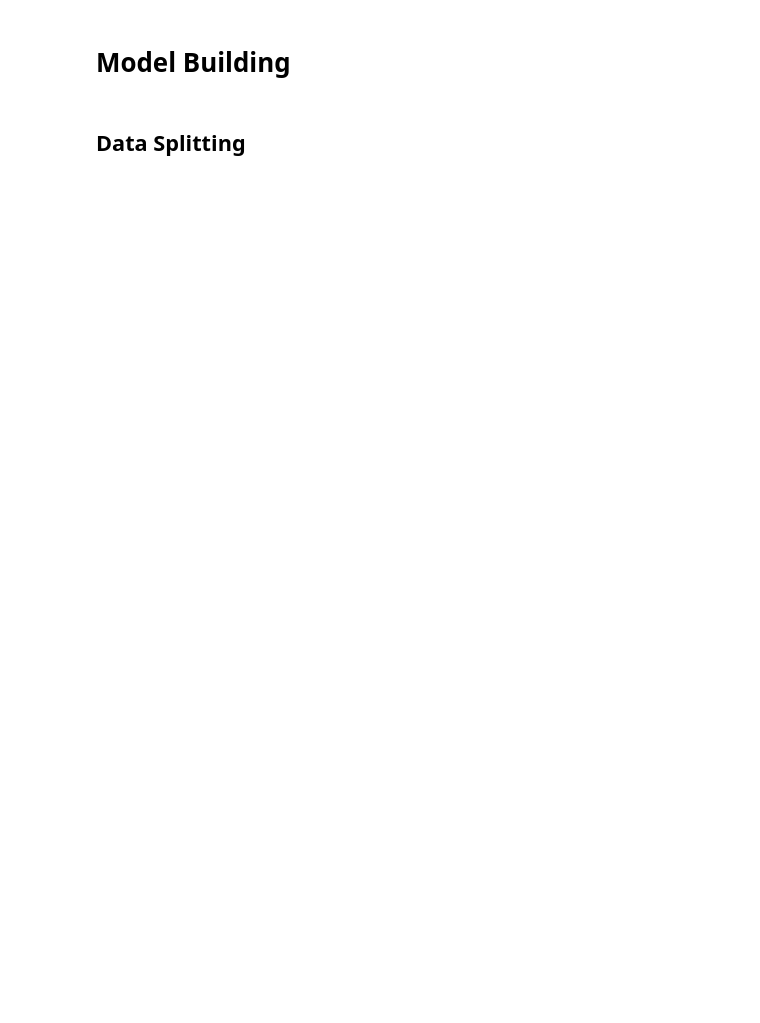
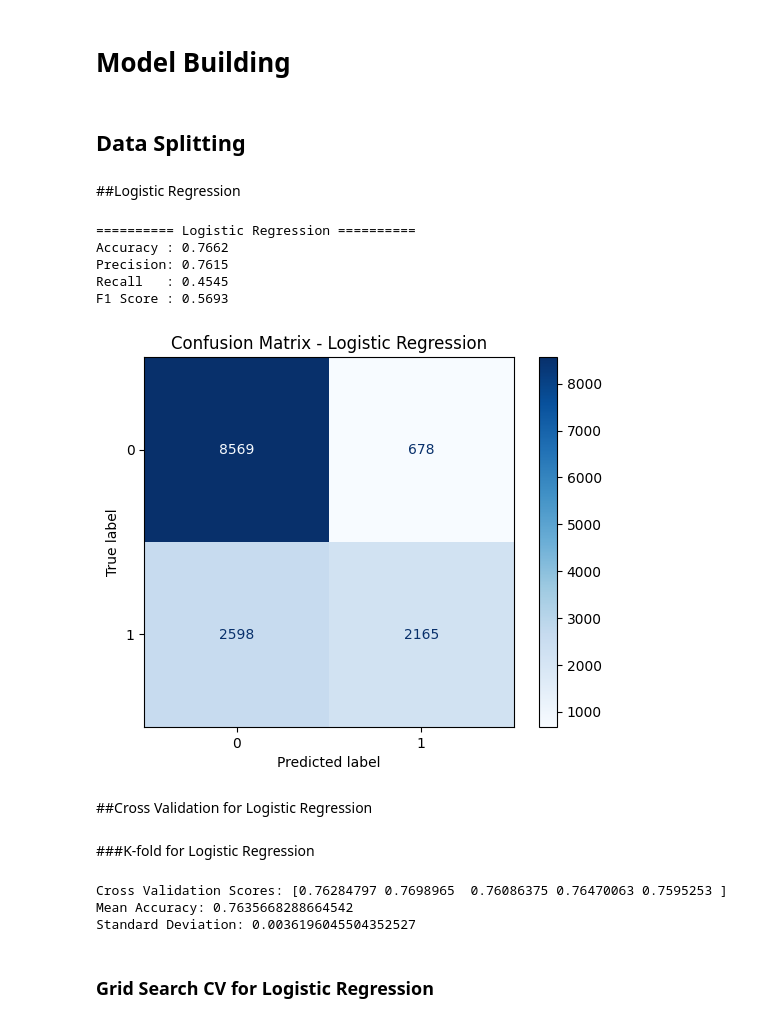
Before and after one commit to MidhulaMS/EV-Population-Prediction, a Jupyter notebook: EV_Population_Prediction.ipynb, the cells around one changed output. Drawn from its saved outputs; the diff is of its cells as text; code cells hidden in the pictures; blank space fills up the shorter version.

Commit message:
Created logistic regression models,did hyper parameter tuning and finishe ensemble methods.

```diff
--- a/EV_Population_Prediction.ipynb
+++ b/EV_Population_Prediction.ipynb
@@ -561,3 +561,50 @@ X = EV_df.drop(columns = ['Electric Vehicle Type'], axis = 1)
 
 # split into train-test data
 X_train, X_test, y_train, y_test = train_test_split(X, y, test_size = 0.2, random_state =33)
+# %% [markdown]
+##Logistic Regression
+# %%
+# Build the Logistic Regression model
+log_reg = LogisticRegression(
+    random_state=42,
+    max_iter=1000,
+
+)
+
+# Train the model
+log_reg.fit(X_train, y_train)
+
+# Make predictions
+y_pred_log_reg = log_reg.predict(X_test)
+
+# Model Evaluation
+acc_log_reg = accuracy_score(y_test, y_pred_log_reg)
+prec_log_reg = precision_score(y_test, y_pred_log_reg)
+rec_log_reg = recall_score(y_test, y_pred_log_reg)
+f1_log_reg = f1_score(y_test, y_pred_log_reg)
+
+# Display Results
+print("========== Logistic Regression ==========")
+print(f"Accuracy : {acc_log_reg:.4f}")
+print(f"Precision: {prec_log_reg:.4f}")
+print(f"Recall   : {rec_log_reg:.4f}")
+print(f"F1 Score : {f1_log_reg:.4f}")
+# %% [output]
+========== Logistic Regression ==========
+Accuracy : 0.7662
+Precision: 0.7615
+Recall   : 0.4545
+F1 Score : 0.5693
+# %%
+from sklearn.metrics import ConfusionMatrixDisplay
+
+ConfusionMatrixDisplay.from_predictions(
+    y_test,
+    y_pred_log_reg,
+    cmap="Blues"
+)
+
+plt.title("Confusion Matrix - Logistic Regression")
+plt.show()
+# %% [output]
+[figure, added]
@@ -563,0 +616,23 @@ X_train, X_test, y_train, y_test = train_test_split(X, y, test_size = 0.2, rando
+# %% [markdown]
+##Cross Validation for Logistic Regression
+# %% [markdown]
+###K-fold for Logistic Regression
+# %%
+
+cv_scores = cross_val_score(
+    log_reg,
+    X_train,
+    y_train,
+    cv=5,
+    scoring='accuracy'
+)
+
+print("Cross Validation Scores:", cv_scores)
+print("Mean Accuracy:", cv_scores.mean())
+print("Standard Deviation:", cv_scores.std())
+# %% [output]
+Cross Validation Scores: [0.76284797 0.7698965  0.76086375 0.76470063 0.7595253 ]
+Mean Accuracy: 0.7635668288664542
+Standard Deviation: 0.0036196045504352527
+# %% [markdown]
+### Grid Search CV for Logistic Regression
```
Also changed, not shown: parts of 7 cells of this notebook.
